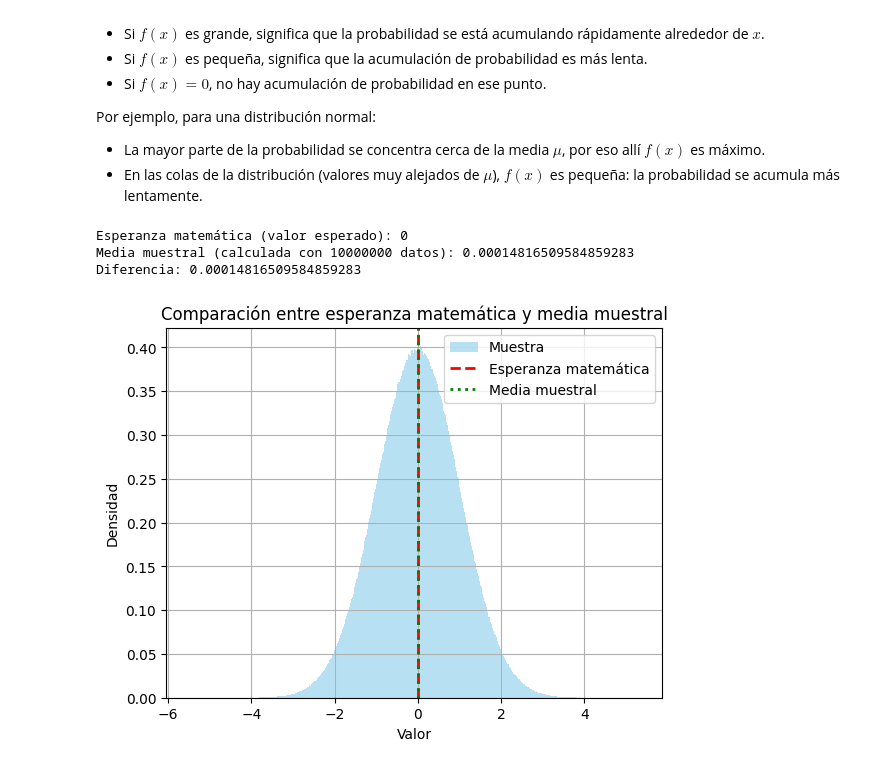
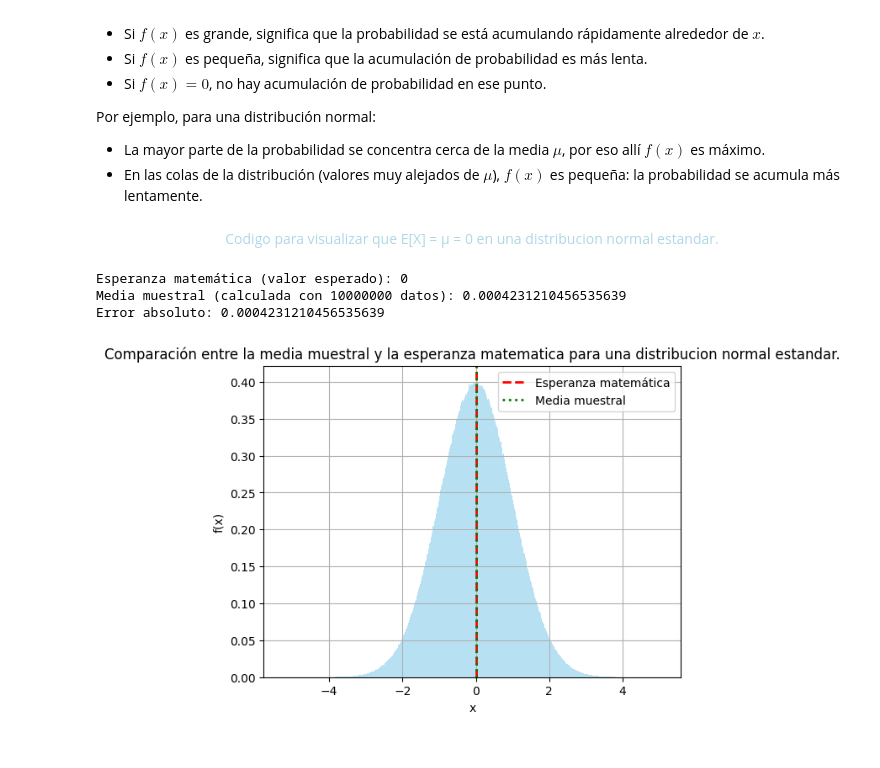
Before and after one commit to ocalru/EDP-I-Simulacion-I, a Jupyter notebook: Distribucion_Normal_.ipynb, the cells around one changed output. Drawn from its saved outputs; the diff is of its cells as text; code cells hidden in the pictures.

```diff
--- a/Distribucion_Normal_.ipynb
+++ b/Distribucion_Normal_.ipynb
@@ -119,37 +123,56 @@ Por ejemplo, para una distribución normal:
 
 - La mayor parte de la probabilidad se concentra cerca de la media $ \mu $, por eso allí $ f(x) $ es máximo.
 - En las colas de la distribución (valores muy alejados de $ \mu $),  $ f(x) $ es pequeña: la probabilidad se acumula más lentamente.
+# %% [markdown]
+<p align="center">
+    <font size="10" color="lightblue">Codigo para visualizar que E[X] = μ = 0 en una distribucion normal estandar. </font>
+</p>
 # %%
 import numpy as np
 import matplotlib.pyplot as plt
 
 # Parámetros de la distribución normal
-mu = 0       # esperanza matemática (media poblacional)
-sigma = 1    # desviación estándar
+
+mu = 0       # esperanza matemática (media poblacional) para un distribucion normal estandar
+sigma = 1    # desviación estándar para una distribucion normal estandar
 n = 10000000     # tamaño de la muestra
 
 # Generar una muestra aleatoria
-muestra = np.random.normal(mu, sigma, n)
+muestra = np.random.normal(mu, sigma, n) # se usa la funcion np.random.normal(loc, scale, size), la cual genera una muestra aleatorio de tamaño "size"
+# la cual sigue una distribucion normal.
+
+#se definen los parametros para este caso:
+
+# loc = mu (La media de la distribución.)
+# scale = sigma (La desviación estándar.)
+# size = n 	(El número de valores aleatorios que se van a generar)
+
+
+
+
 
 # Calcular la media muestral
-media_muestral = np.mean(muestra)
+media_muestral = np.mean(muestra) # se usa la funcion "mean()" para calcular la media de la muestra generada.
 
-print(f"Esperanza matemática (valor esperado): {mu}")
-print(f"Media muestral (calculada con {n} datos): {media_muestral}")
-print(f"Diferencia: {abs(media_muestral - mu)}")
+
+
+print(f"Esperanza matemática (valor esperado): {mu}") # se mostrara el valor de mu
+print(f"Media muestral (calculada con {n} datos): {media_muestral}") # se mostrara el valor de "media_muestral"
+print(f"Error absoluto: {abs(media_muestral - mu)}") # se calculara y mostrara el valor "abs(media_muestral - mu)"", usando la funcion "abs()"
+# que es la funcion valor absoluto. Esto es para calcular el error absoluto de la aproximacion del parametro mu
 
 # Graficar la distribución
-plt.hist(muestra, bins=1000, density=True, alpha=0.6, color='skyblue', label='Muestra')
+plt.hist(muestra, bins=1000, density=True, alpha=0.6, color='skyblue')
 plt.axvline(mu, color='red', linestyle='dashed', linewidth=2, label='Esperanza matemática')
 plt.axvline(media_muestral, color='green', linestyle='dotted', linewidth=2, label='Media muestral')
-plt.title('Comparación entre esperanza matemática y media muestral')
-plt.xlabel('Valor')
-plt.ylabel('Densidad')
+plt.title('Comparación entre la media muestral y la esperanza matematica para una distribucion normal estandar.')
+plt.xlabel('x')
+plt.ylabel('f(x)')
 plt.legend()
 plt.grid(True)
 plt.show()
 # %% [output]
 Esperanza matemática (valor esperado): 0
-Media muestral (calculada con 10000000 datos): 0.00014816509584859283
-Diferencia: 0.00014816509584859283
+Media muestral (calculada con 10000000 datos): 0.0004231210456535639
+Error absoluto: 0.0004231210456535639
-[figure, old version]
+[figure, new version]
```
Also changed, not shown: parts of 2 cells of this notebook.
